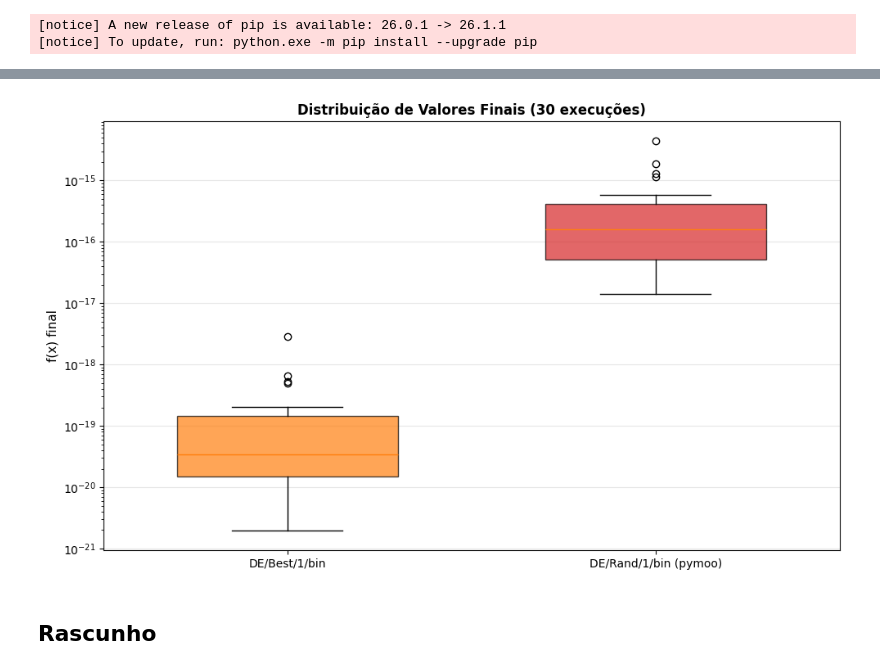
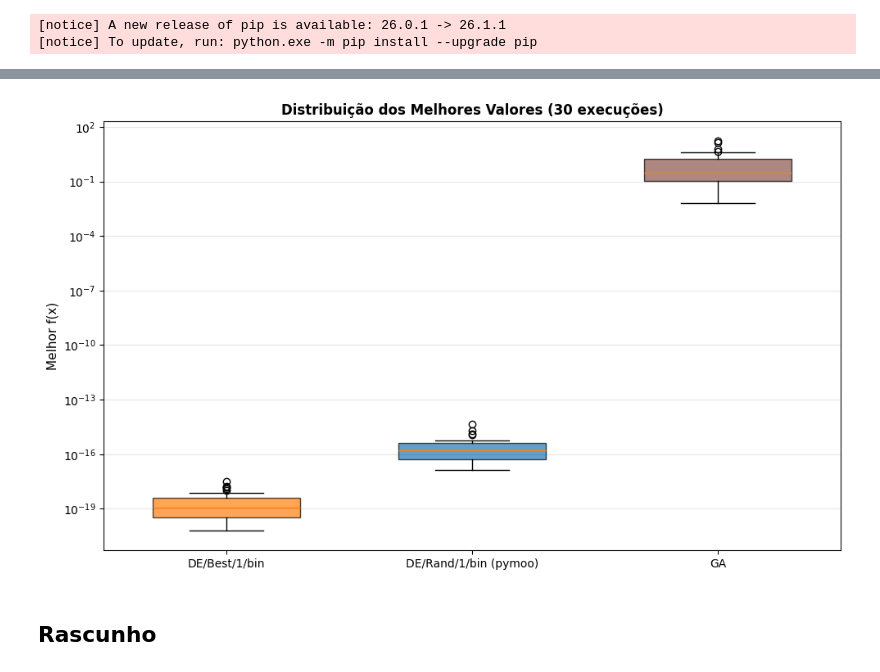
Before and after one commit to DaviMattos14/obsidian_notebook, a Jupyter notebook: Otimização com Metaheurísticas/Tarefa 4/Algoritmo_Evolutivo.ipynb, the cells around one changed output, grey strips where cells are left out. Cells and saved outputs as stored; diff of their text form; code cells hidden in the pictures.

```diff
--- a/Otimização com Metaheurísticas/Tarefa 4/Algoritmo_Evolutivo.ipynb
+++ b/Otimização com Metaheurísticas/Tarefa 4/Algoritmo_Evolutivo.ipynb
@@ -241,6 +250,7 @@ np.float64(5.2390473512859303e-17)
 # %%
 n_exec = 30
 max_fes = 10000
+n_individuos = 100
 
 historico_rand1 = []
 historico_rand2 = []
@@ -249,6 +259,7 @@ historico_best2 = []
 historico_current_to_best_1 = []
 
 for i in range(n_exec):
+  np.random.seed(i)
 
   # Rand/1
   _, hist1 = algoritmo_evolutivo(dimensao=2, estrategia=rand_1, parada=max_fes, history=True)
@@ -318,7 +329,6 @@ desvio_current_to_best_1 = np.std(historico_current_to_best_1, axis=0)
 min_len_global = min(
     min_len1, min_len2, min_len3, min_len4, min_len5
 )
-eixo = np.linspace(0, max_fes, min_len_global)
 # %% [output]
 10/30
 20/30
@@ -385,5 +397,4 @@ plt.show()
 # %%
-# 2. GRÁFICOS INDIVIDUAIS (layout dinâmico)
 import math
 
 estrategias = {
@@ -402,7 +413,7 @@ axes = axes.flatten()
 
 for idx, (nome, (media, desvio, _)) in enumerate(estrategias.items()):
     ax = axes[idx]
-    eixo = np.arange(len(media))
+    eixo = np.arange(n_individuos, n_individuos + len(media))
     ax.plot(eixo, media, linewidth=1.5, color=cores[idx], marker=marcadores[idx], markersize=6.5, markevery=2000)
     #ax.ticklabel_format(style='plain', axis='x')
     #ax.fill_between(eixo, media - desvio, media + desvio, alpha=0.15, color=cores[idx])
@@ -423,5 +434,6 @@ plt.show()
 # %%
-dados_boxplot = [hist[:, -1] for _, (_, _, hist) in estrategias.items()]
+dados_boxplot = [np.min(hist, axis=1) for _, (_, _, hist) in estrategias.items()]
+
 fig, ax = plt.subplots(figsize=(10, 6))
 bp = ax.boxplot(dados_boxplot, tick_labels=list(estrategias.keys()), patch_artist=True)
 
@@ -430,8 +442,8 @@ for patch, cor in zip(bp['boxes'], cores):
     patch.set_alpha(0.7)
 
 ax.set_yscale('log')
-ax.set_ylabel('f(x) final', fontsize=11)
-ax.set_title('Distribuição de Valores Finais (30 execuções, mesma etapa)', fontsize=12, fontweight='bold')
+ax.set_ylabel('f(x) melhor', fontsize=11)
+ax.set_title('Distribuição dos Melhores Valores (30 execuções)', fontsize=12, fontweight='bold')
 ax.grid(True, alpha=0.3, axis='y')
 plt.xticks(rotation=15, ha='right')
 plt.tight_layout()
@@ -562,33 +805,31 @@ plt.show()
 # %%
-from matplotlib import pyplot as plt
-
-# Preparar dados para boxplot - usar os valores finais de cada execução
-dados_boxplot_best1 = historico_best1[:, -1]
-dados_boxplot_pymoo = historico_de_rand1[:, -1]
+dados_boxplot_best1 = np.min(historico_best1, axis=1)
+dados_boxplot_pymoo = np.min(historico_de_rand1, axis=1)
+dados_boxplot_ga    = np.min(historico_ga, axis=1)
 
 fig, ax = plt.subplots(figsize=(10, 6))
 
-# Criar boxplot
-bp = ax.boxplot([dados_boxplot_best1, dados_boxplot_pymoo],
-                 tick_labels=['DE/Best/1/bin', 'DE/Rand/1/bin (pymoo)'],
-                 patch_artist=True,
-                 widths=0.6)
+bp = ax.boxplot(
+    [dados_boxplot_best1, dados_boxplot_pymoo, dados_boxplot_ga],
+    tick_labels=['DE/Best/1/bin', 'DE/Rand/1/bin (pymoo)', 'GA'],
+    patch_artist=True,
+    widths=0.6
+)
 
-# Colorir as caixas
-for patch, cor in zip(bp['boxes'], [cores[2], cores[4]]):
+cores_comp = [cores_box[1], cores_box[0], cores_box[2]]  # best1=laranja, pymoo=azul, GA=marrom
+
+for patch, cor in zip(bp['boxes'], cores_comp):
     patch.set_facecolor(cor)
     patch.set_alpha(0.7)
 
-# Customizar o gráfico
 ax.set_yscale('log')
-ax.set_ylabel('f(x) final', fontsize=11)
-ax.set_title('Distribuição de Valores Finais (30 execuções)', fontsize=12, fontweight='bold')
+ax.set_ylabel('Melhor f(x)', fontsize=11)
+ax.set_title('Distribuição dos Melhores Valores (30 execuções)', fontsize=12, fontweight='bold')
 ax.grid(True, alpha=0.3, axis='y')
-
 plt.tight_layout()
 plt.show()
 # %% [output]
-[figure, old version]
+[figure, new version]
 # %% [markdown]
 ## Rascunho
 # %%
```
Also changed, not shown: parts of 20 cells of this notebook, 24 other files.
